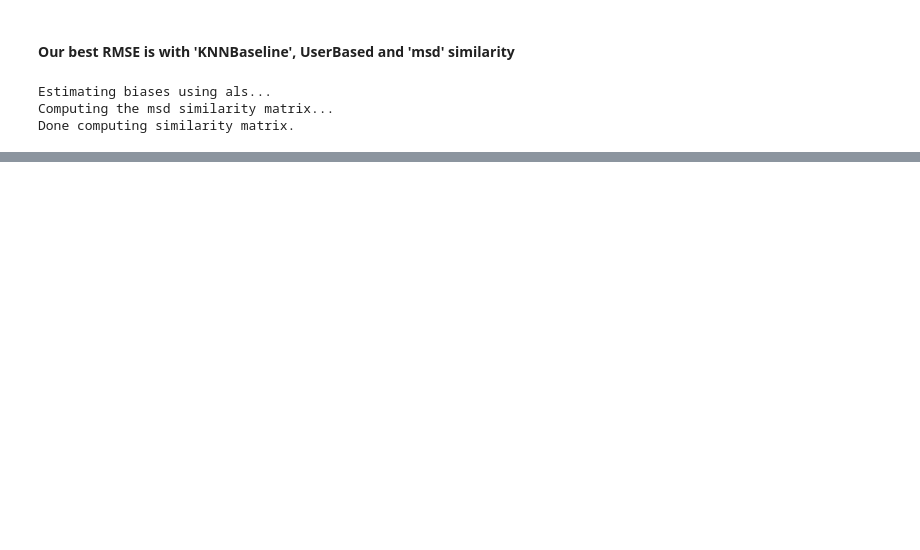
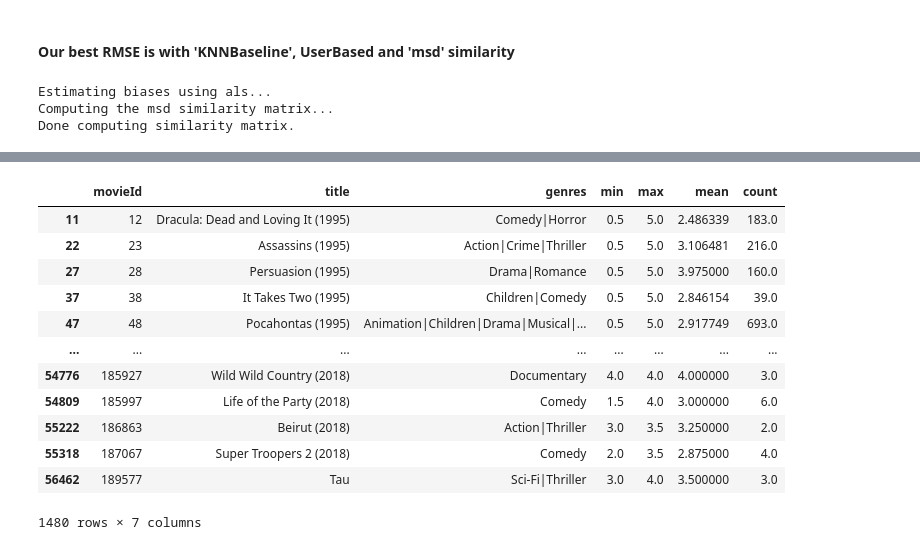
Before and after one commit to vaguiar/CodingSamples, a Jupyter notebook: hw2/hw2_collab_filtering_exp.ipynb, the cells around one changed output, grey strips where cells are left out. Saved outputs shown, nothing was run; the diff lists cells and outputs as text; code cells hidden in the pictures; blank space fills up the shorter version.

Commit message:
Train + Baseline

```diff
--- a/hw2/hw2_collab_filtering_exp.ipynb
+++ b/hw2/hw2_collab_filtering_exp.ipynb
@@ -109,7 +101,12 @@ from surprise import accuracy
 # Step 1 = Data Import & Prep
 # ratings_full = get_data("ratings.csv")
 ratings_full = sampled_df
-ratings = ratings_full.iloc[:20000]
+
+# 20% of the dataset
+ratings = ratings_full.iloc[:150000]
+
+# try out the full sample set
+# ratings = sampled_df
 
 reader = Reader(rating_scale=(0.5,5))
 
@@ -355,0 +300,15 @@ Movie seen in training: False
+# %%
+display(Markdown("### Computing Baseline"))
+
+# print(ratings.head())
+display(Markdown("#### Our goal is the most popular movies"))
+
+uniq_mov_rated = pd.Series.unique(ratings["movieId"].dropna())
+print(f"Total movies rated: {len(uniq_mov_rated)} out of total {len(ratings)}")
+
+mov_by_rating = ratings.groupby(["movieId"], dropna=True).agg({"rating": ['min', 'max', 'mean', 'count']})
+
+mov_by_rating.columns = mov_by_rating.columns.get_level_values(1)
+mov_by_rating.sort_values("count", ascending=False, inplace=True)
+
+mov_by_rating
@@ -355,0 +333,18 @@ Movie seen in training: False
+# %%
+mov_deets = movies.join(mov_by_rating, on="movieId")
+mov_deets.dropna(inplace=True)
+mov_deets
+# %% [output]
+|  | movieId | title | genres | min | max | mean | count |
+| 11 | 12 | Dracula: Dead and Loving It (1995) | Comedy|Horror | 0.5 | 5.0 | 2.486339 | 183.0 |
+| 22 | 23 | Assassins (1995) | Action|Crime|Thriller | 0.5 | 5.0 | 3.106481 | 216.0 |
+| 27 | 28 | Persuasion (1995) | Drama|Romance | 0.5 | 5.0 | 3.975000 | 160.0 |
+| 37 | 38 | It Takes Two (1995) | Children|Comedy | 0.5 | 5.0 | 2.846154 | 39.0 |
+| 47 | 48 | Pocahontas (1995) | Animation|Children|Drama|Musical|... | 0.5 | 5.0 | 2.917749 | 693.0 |
+| ... | ... | ... | ... | ... | ... | ... | ... |
+| 54776 | 185927 | Wild Wild Country (2018) | Documentary | 4.0 | 4.0 | 4.000000 | 3.0 |
+| 54809 | 185997 | Life of the Party (2018) | Comedy | 1.5 | 4.0 | 3.000000 | 6.0 |
+| 55222 | 186863 | Beirut (2018) | Action|Thriller | 3.0 | 3.5 | 3.250000 | 2.0 |
+| 55318 | 187067 | Super Troopers 2 (2018) | Comedy | 2.0 | 3.5 | 2.875000 | 4.0 |
+| 56462 | 189577 | Tau | Sci-Fi|Thriller | 3.0 | 4.0 | 3.500000 | 3.0 |
+1480 rows × 7 columns
```
Also changed, not shown: parts of 24 cells of this notebook.
